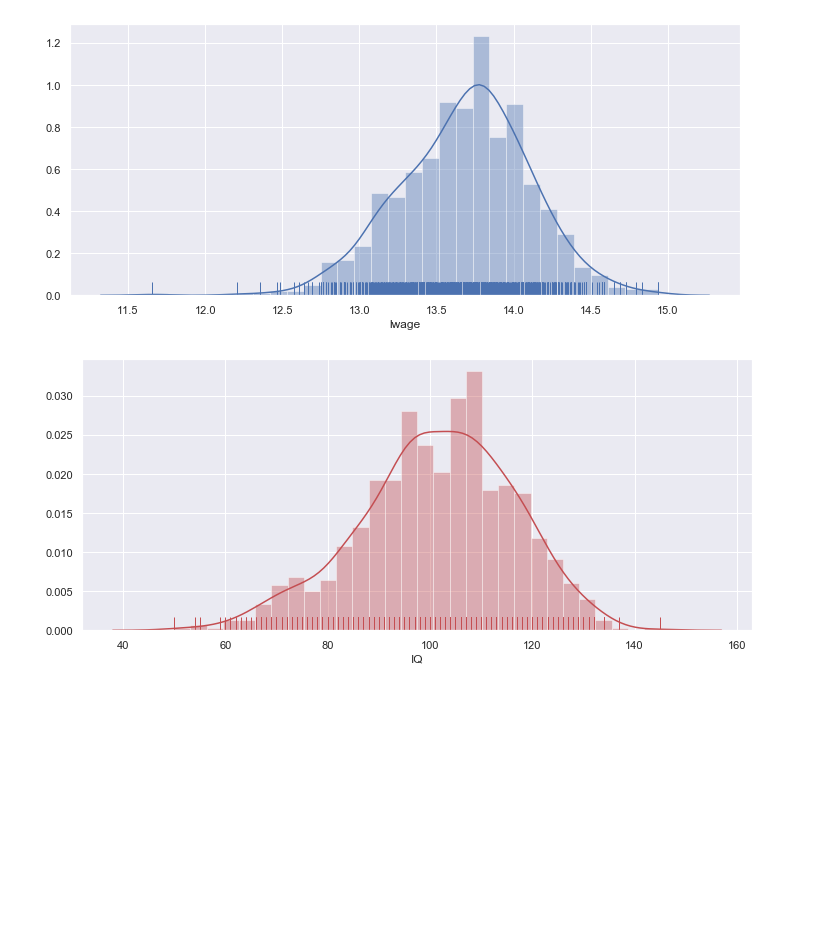
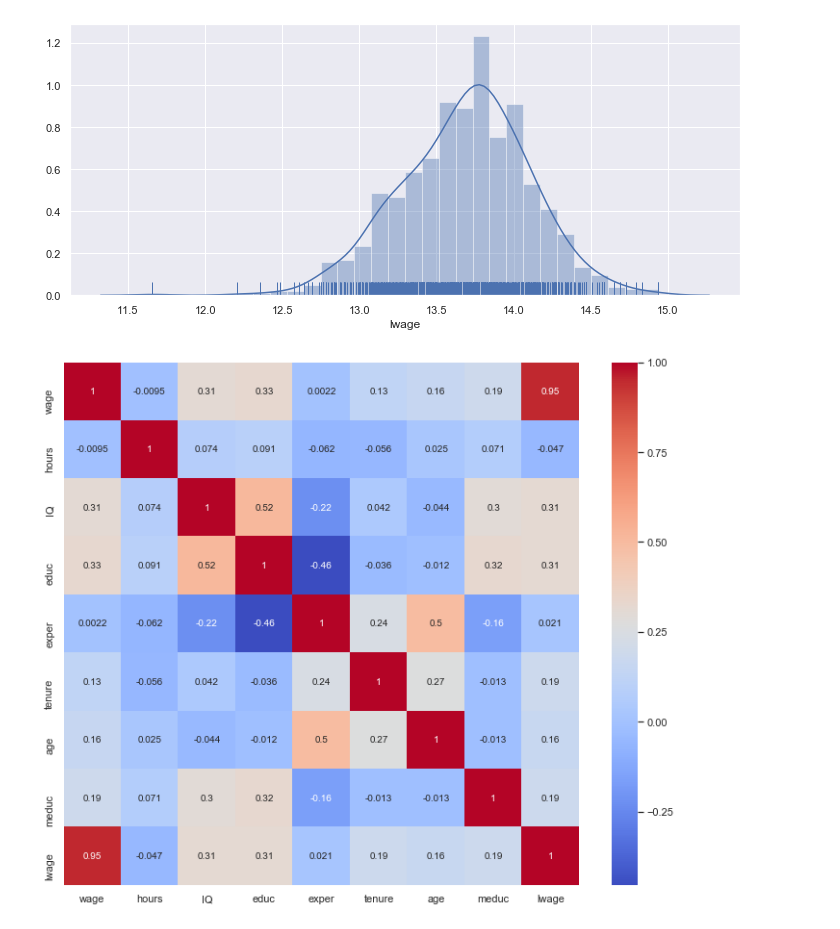
Before and after one commit to PJalgotrader/ML-USU-SP21, a Jupyter notebook: Classes/Class 3- Python Crash Course/Class 3- EDA exercise/EDA_Wage.ipynb, the cells around one changed output. Saved outputs shown, nothing was run; the diff lists cells and outputs as text; code cells hidden in the pictures; blank space fills up the shorter version.

```diff
--- a/Classes/Class 3- Python Crash Course/Class 3- EDA exercise/EDA_Wage.ipynb
+++ b/Classes/Class 3- Python Crash Course/Class 3- EDA exercise/EDA_Wage.ipynb
@@ -48,0 +93,10 @@ memory usage: 80.4 KB
+# %%
+categoricals =['black','married']
+numerics     =['wage', 'hours', 'IQ', 'educ', 'exper', 'tenure', 'age','meduc', 'feduc'] # can you think of an easier way to do this?
+# %%
+for col in categoricals:
+    df[col]=df[col].astype("category")
+# %%
+for col in numerics:
+    df[col]=pd.to_numeric(df[col], errors='coerce')
+    # alternatively we could have used df[col].astype('int64'). Why did we prefere pd.to_numeric?
@@ -140,11 +232,9 @@ sns.distplot(df['lwage'], bins=30 , rug=True)
 plt.show()
 # %% [output]
 [figure]
-# %%
-df.drop('wage', axis=1, inplace=True)
 # %%
-plt.figure(figsize=(12,5))
-sns.distplot(df['IQ'], bins=30 ,color='r' , rug=True)
+plt.figure(figsize=(12,10))
+sns.heatmap(df.corr(), cmap='coolwarm',annot=True)
 plt.show()
 # %% [output]
-[figure, old version]
+[figure, new version]
```
Also changed, not shown: parts of 33 cells of this notebook.
